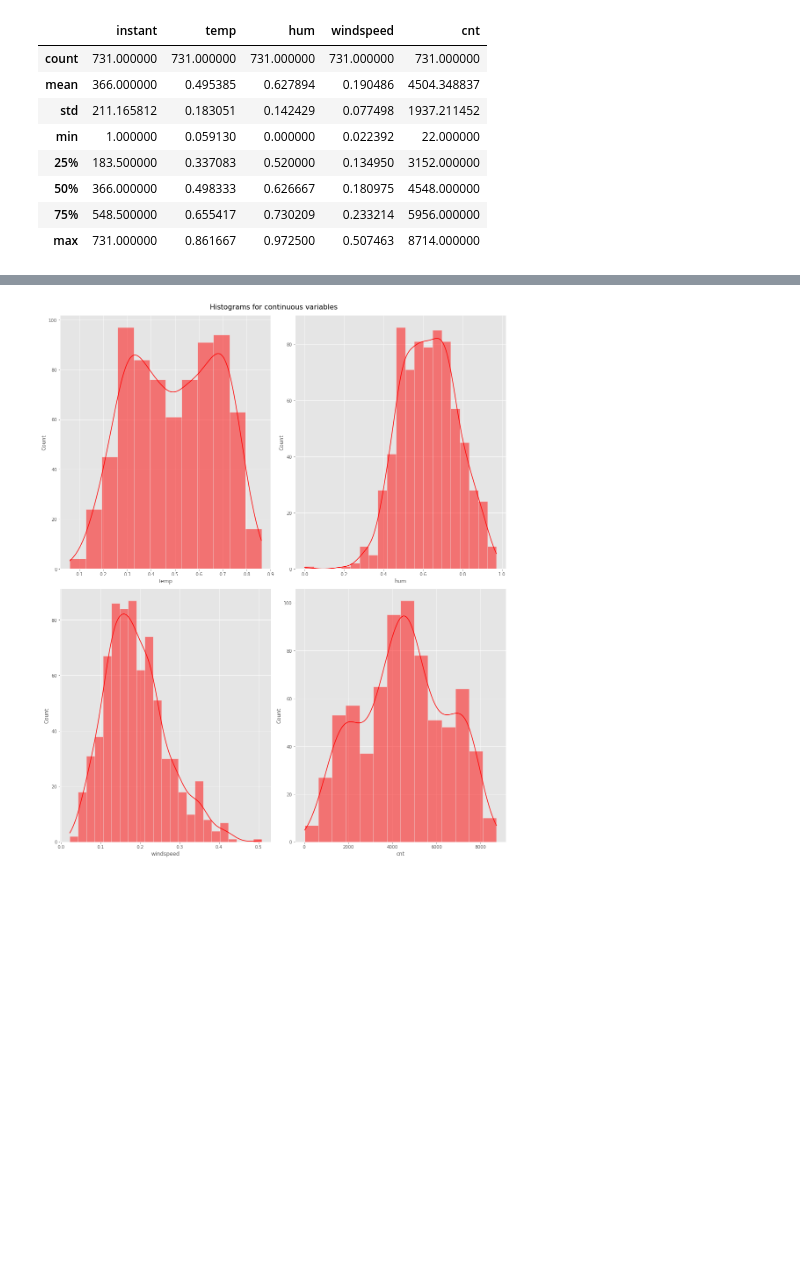
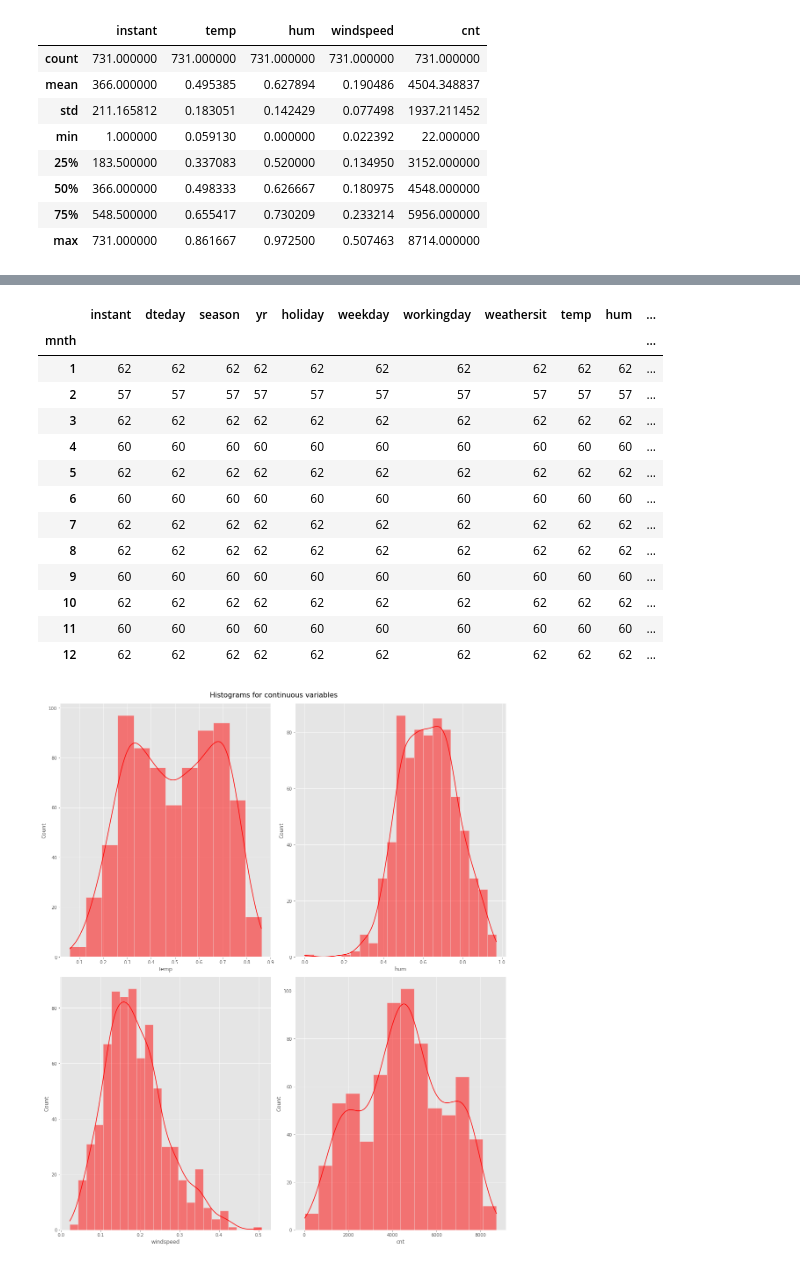
Before and after one commit to vedantw29/Data-Mining-Project, a Jupyter notebook: Data Mining Project.ipynb, the cells around one changed output, grey strips where cells are left out. Cells and saved outputs as stored; diff of their text form; code cells hidden in the pictures; blank space fills up the shorter version.

```diff
--- a/Data Mining Project.ipynb
+++ b/Data Mining Project.ipynb
@@ -80,4 +80,21 @@ bike[['yr','mnth','season','holiday','weekday','workingday','weathersit']].descr
 | freq | 366 | 62 | 188 | 710 | 105 | 500 | 463 |
+# %%
+bike.groupby('mnth').agg('count')
+# %% [output]
+|  | instant | dteday | season | yr | holiday | weekday | workingday | weathersit | temp | hum | ... |
+| mnth |  |  |  |  |  |  |  |  |  |  | ... |
+| 1 | 62 | 62 | 62 | 62 | 62 | 62 | 62 | 62 | 62 | 62 | ... |
+| 2 | 57 | 57 | 57 | 57 | 57 | 57 | 57 | 57 | 57 | 57 | ... |
+| 3 | 62 | 62 | 62 | 62 | 62 | 62 | 62 | 62 | 62 | 62 | ... |
+| 4 | 60 | 60 | 60 | 60 | 60 | 60 | 60 | 60 | 60 | 60 | ... |
+| 5 | 62 | 62 | 62 | 62 | 62 | 62 | 62 | 62 | 62 | 62 | ... |
+| 6 | 60 | 60 | 60 | 60 | 60 | 60 | 60 | 60 | 60 | 60 | ... |
+| 7 | 62 | 62 | 62 | 62 | 62 | 62 | 62 | 62 | 62 | 62 | ... |
+| 8 | 62 | 62 | 62 | 62 | 62 | 62 | 62 | 62 | 62 | 62 | ... |
+| 9 | 60 | 60 | 60 | 60 | 60 | 60 | 60 | 60 | 60 | 60 | ... |
+| 10 | 62 | 62 | 62 | 62 | 62 | 62 | 62 | 62 | 62 | 62 | ... |
+| 11 | 60 | 60 | 60 | 60 | 60 | 60 | 60 | 60 | 60 | 60 | ... |
+| 12 | 62 | 62 | 62 | 62 | 62 | 62 | 62 | 62 | 62 | 62 | ... |
 # %%
 col = bike.columns
 col = col.tolist()
```
Also changed, not shown: parts of 37 cells of this notebook, 2 other files.
